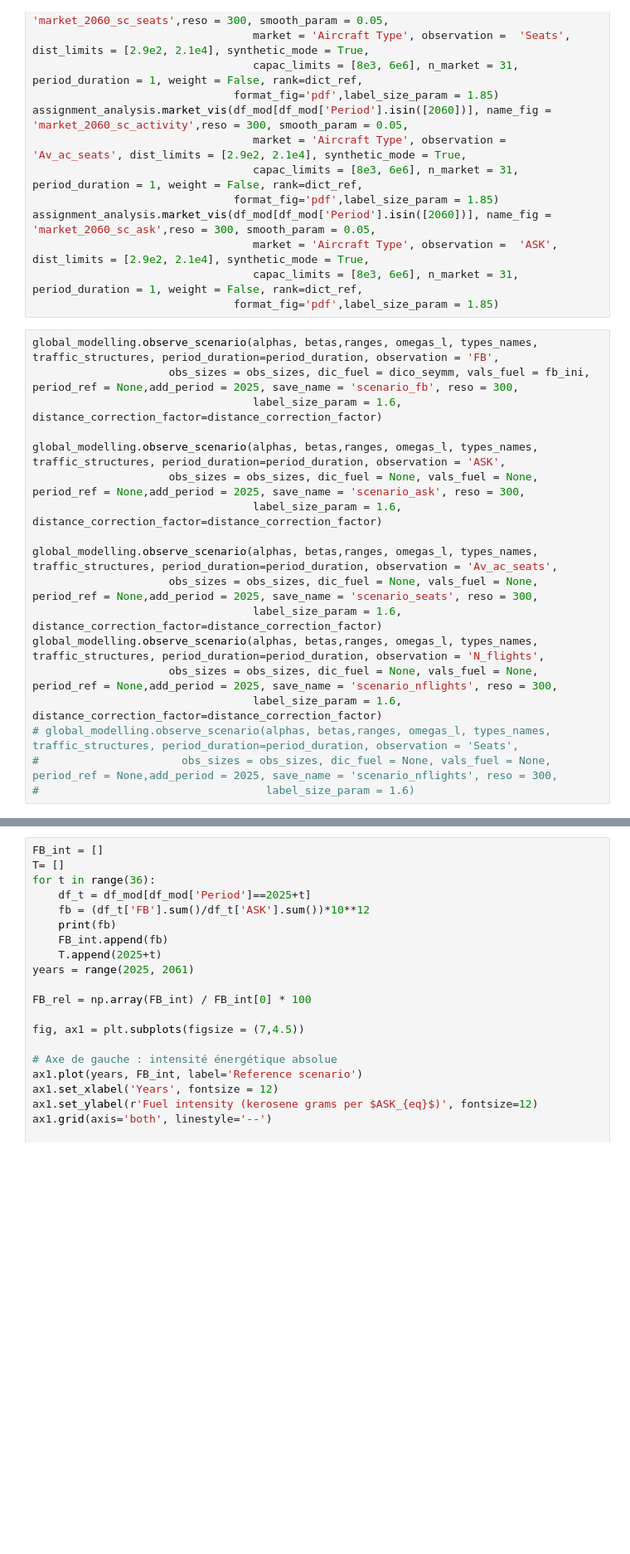
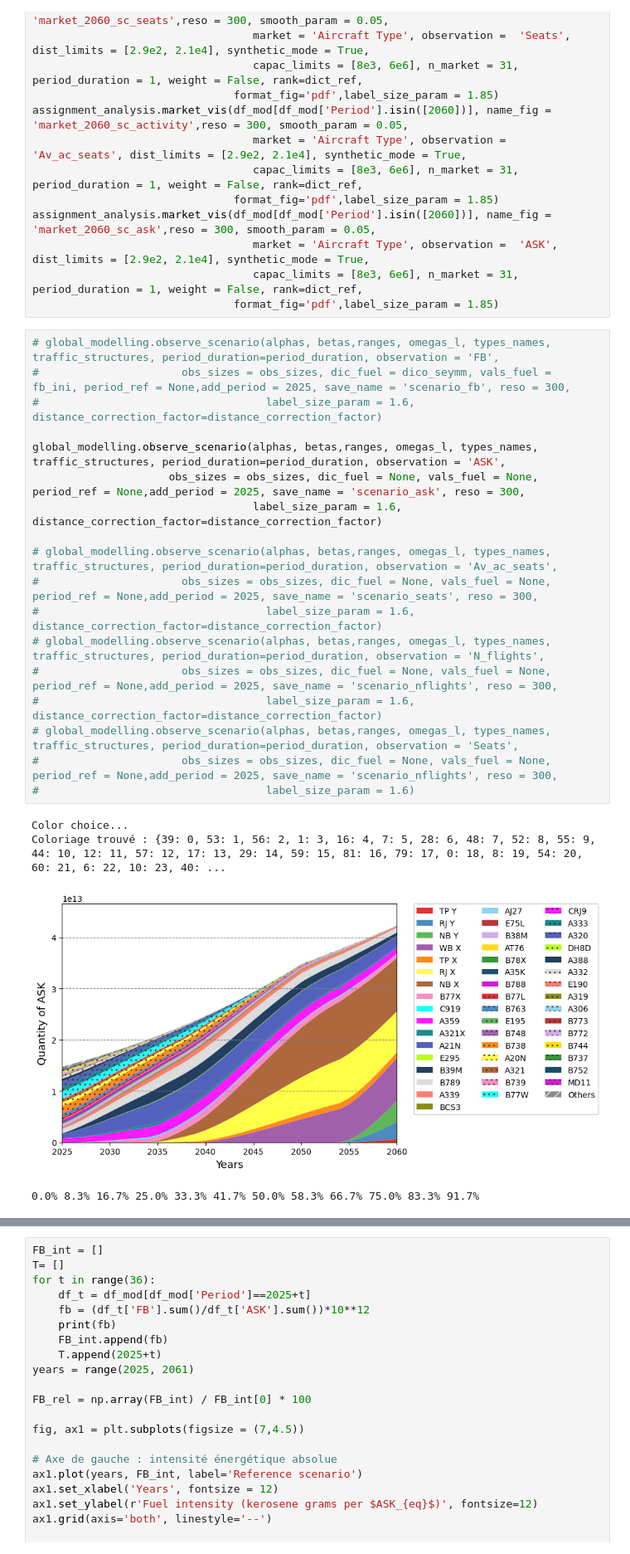
Before and after one commit to PacoViry/Thesis_models, a Jupyter notebook: main.ipynb, the cells around one changed output, grey strips where cells are left out. Shown at 83% size. Cells and saved outputs as stored; diff of their text form; blank space fills up the shorter version.

```diff
--- a/main.ipynb
+++ b/main.ipynb
@@ -2676,20 +2712,25 @@ assignment_analysis.market_vis(df_mod[df_mod['Period'].isin([2060])], name_fig =
                                   capac_limits = [8e3, 6e6], n_market = 31, period_duration = 1, weight = False, rank=dict_ref,
                                format_fig='pdf',label_size_param = 1.85)
 # %%
-global_modelling.observe_scenario(alphas, betas,ranges, omegas_l, types_names, traffic_structures, period_duration=period_duration, observation = 'FB',
-                     obs_sizes = obs_sizes, dic_fuel = dico_seymm, vals_fuel = fb_ini, period_ref = None,add_period = 2025, save_name = 'scenario_fb', reso = 300,
-                                  label_size_param = 1.6, distance_correction_factor=distance_correction_factor)
+# global_modelling.observe_scenario(alphas, betas,ranges, omegas_l, types_names, traffic_structures, period_duration=period_duration, observation = 'FB',
+#                      obs_sizes = obs_sizes, dic_fuel = dico_seymm, vals_fuel = fb_ini, period_ref = None,add_period = 2025, save_name = 'scenario_fb', reso = 300,
+#                                   label_size_param = 1.6, distance_correction_factor=distance_correction_factor)
 
 global_modelling.observe_scenario(alphas, betas,ranges, omegas_l, types_names, traffic_structures, period_duration=period_duration, observation = 'ASK',
                      obs_sizes = obs_sizes, dic_fuel = None, vals_fuel = None, period_ref = None,add_period = 2025, save_name = 'scenario_ask', reso = 300,
                                   label_size_param = 1.6, distance_correction_factor=distance_correction_factor)
 
-global_modelling.observe_scenario(alphas, betas,ranges, omegas_l, types_names, traffic_structures, period_duration=period_duration, observation = 'Av_ac_seats',
-                     obs_sizes = obs_sizes, dic_fuel = None, vals_fuel = None, period_ref = None,add_period = 2025, save_name = 'scenario_seats', reso = 300,
-                                  label_size_param = 1.6, distance_correction_factor=distance_correction_factor)
-global_modelling.observe_scenario(alphas, betas,ranges, omegas_l, types_names, traffic_structures, period_duration=period_duration, observation = 'N_flights',
-                     obs_sizes = obs_sizes, dic_fuel = None, vals_fuel = None, period_ref = None,add_period = 2025, save_name = 'scenario_nflights', reso = 300,
-                                  label_size_param = 1.6, distance_correction_factor=distance_correction_factor)
+# global_modelling.observe_scenario(alphas, betas,ranges, omegas_l, types_names, traffic_structures, period_duration=period_duration, observation = 'Av_ac_seats',
+#                      obs_sizes = obs_sizes, dic_fuel = None, vals_fuel = None, period_ref = None,add_period = 2025, save_name = 'scenario_seats', reso = 300,
+#                                   label_size_param = 1.6, distance_correction_factor=distance_correction_factor)
+# global_modelling.observe_scenario(alphas, betas,ranges, omegas_l, types_names, traffic_structures, period_duration=period_duration, observation = 'N_flights',
+#                      obs_sizes = obs_sizes, dic_fuel = None, vals_fuel = None, period_ref = None,add_period = 2025, save_name = 'scenario_nflights', reso = 300,
+#                                   label_size_param = 1.6, distance_correction_factor=distance_correction_factor)
 # global_modelling.observe_scenario(alphas, betas,ranges, omegas_l, types_names, traffic_structures, period_duration=period_duration, observation = 'Seats',
 #                      obs_sizes = obs_sizes, dic_fuel = None, vals_fuel = None, period_ref = None,add_period = 2025, save_name = 'scenario_nflights', reso = 300,
 #                                   label_size_param = 1.6)
+# %% [output]
+Color choice...
+Coloriage trouvé : {39: 0, 53: 1, 56: 2, 1: 3, 16: 4, 7: 5, 28: 6, 48: 7, 52: 8, 55: 9, 44: 10, 12: 11, 57: 12, 17: 13, 29: 14, 59: 15, 81: 16, 79: 17, 0: 18, 8: 19, 54: 20, 60: 21, 6: 22, 10: 23, 40: ...
+[figure, added]
+0.0% 8.3% 16.7% 25.0% 33.3% 41.7% 50.0% 58.3% 66.7% 75.0% 83.3% 91.7%
```
Also changed, not shown: parts of 7 cells of this notebook, 1 other file.
